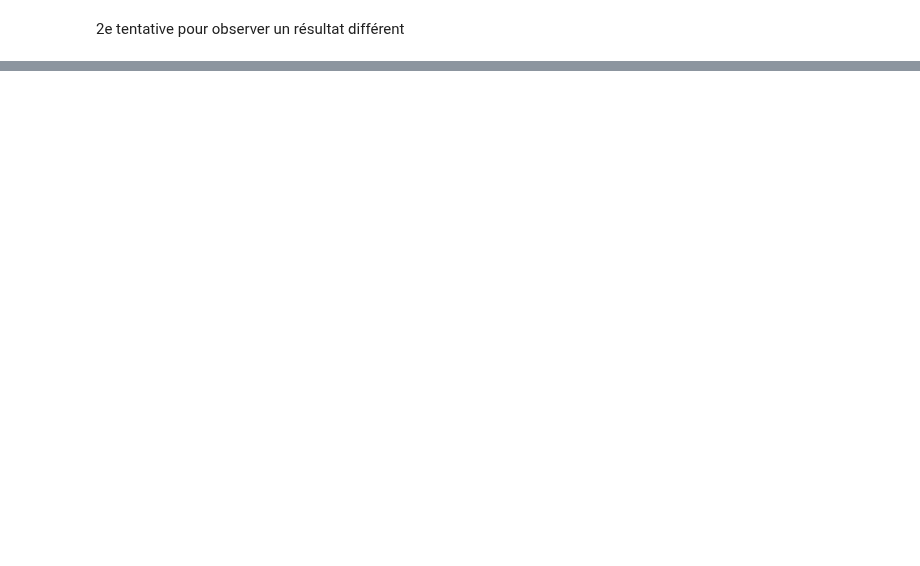
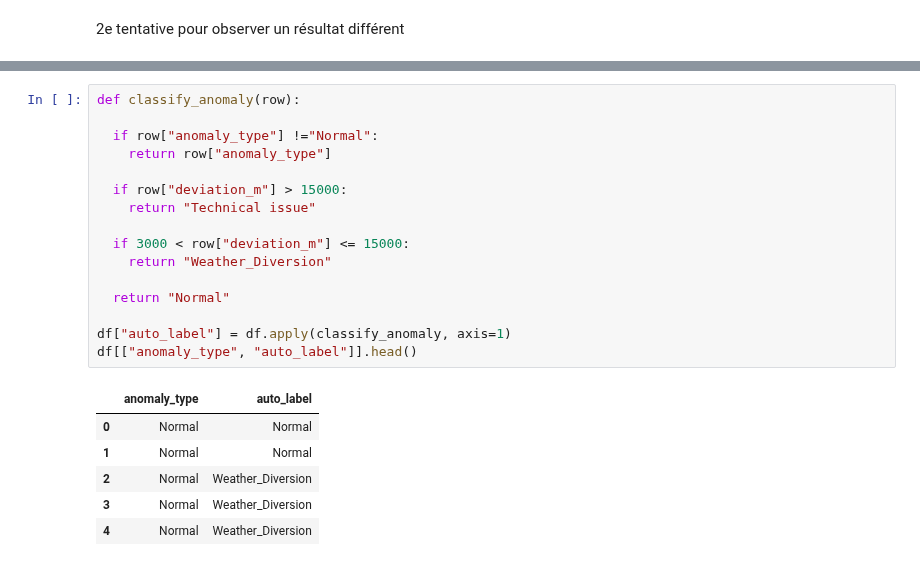
Before and after one commit to MGentieu/Data_analytics_aircraft_messages, a Jupyter notebook: Projet/GENTIEU_GOUESSE_Projet.ipynb, the cells around one changed output, grey strips where cells are left out. Drawn from its saved outputs; the diff is of its cells as text; blank space fills up the shorter version.

```diff
--- a/Projet/GENTIEU_GOUESSE_Projet.ipynb
+++ b/Projet/GENTIEU_GOUESSE_Projet.ipynb
@@ -241,0 +304,23 @@ df["intended_route_polyline"].iloc[0], type(df["intended_route_polyline"].iloc[0
+# %%
+def classify_anomaly(row):
+
+  if row["anomaly_type"] !="Normal":
+    return row["anomaly_type"]
+
+  if row["deviation_m"] > 15000:
+    return "Technical issue"
+
+  if 3000 < row["deviation_m"] <= 15000:
+    return "Weather_Diversion"
+
+  return "Normal"
+
+df["auto_label"] = df.apply(classify_anomaly, axis=1)
+df[["anomaly_type", "auto_label"]].head()
+# %% [output]
+|  | anomaly_type | auto_label |
+| 0 | Normal | Normal |
+| 1 | Normal | Normal |
+| 2 | Normal | Weather_Diversion |
+| 3 | Normal | Weather_Diversion |
+| 4 | Normal | Weather_Diversion |
```
Also changed, not shown: parts of 8 cells of this notebook.
